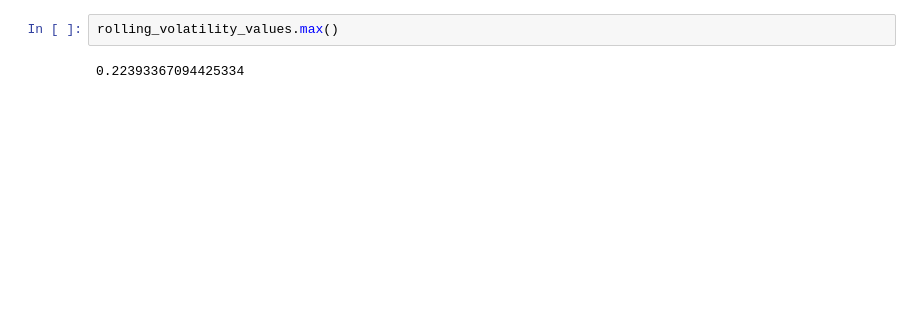
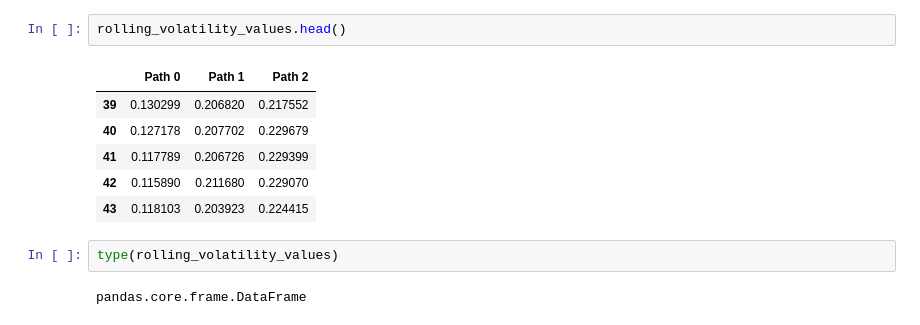
Before and after one commit to Demion27/predictive-ai-roadmap, a Jupyter notebook: notebooks/rolling_volatility.ipynb, the cells around one changed output. Drawn from its saved outputs; the diff is of its cells as text; blank space fills up the shorter version.

```diff
--- a/notebooks/rolling_volatility.ipynb
+++ b/notebooks/rolling_volatility.ipynb
@@ -48,4 +56,13 @@ plt.show()
 # %%
-rolling_volatility_values.max()
+rolling_volatility_values.head()
 # %% [output]
-0.22393367094425334
+|  | Path 0 | Path 1 | Path 2 |
+| 39 | 0.130299 | 0.206820 | 0.217552 |
+| 40 | 0.127178 | 0.207702 | 0.229679 |
+| 41 | 0.117789 | 0.206726 | 0.229399 |
+| 42 | 0.115890 | 0.211680 | 0.229070 |
+| 43 | 0.118103 | 0.203923 | 0.224415 |
+# %%
+type(rolling_volatility_values)
+# %% [output]
+pandas.core.frame.DataFrame
```
Also changed, not shown: parts of 3 cells of this notebook.
